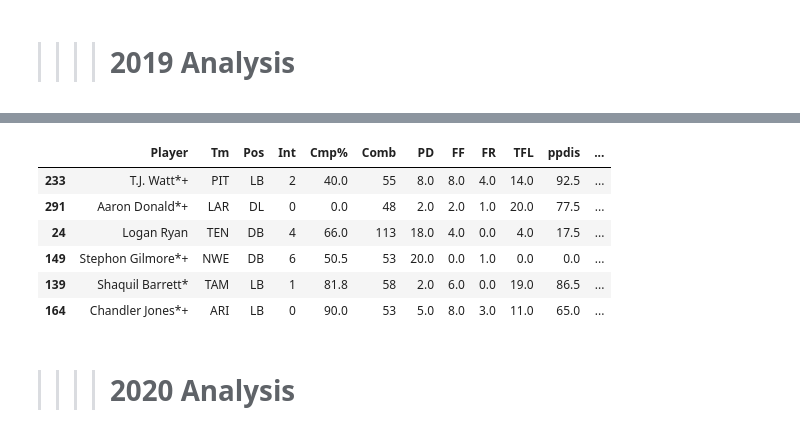
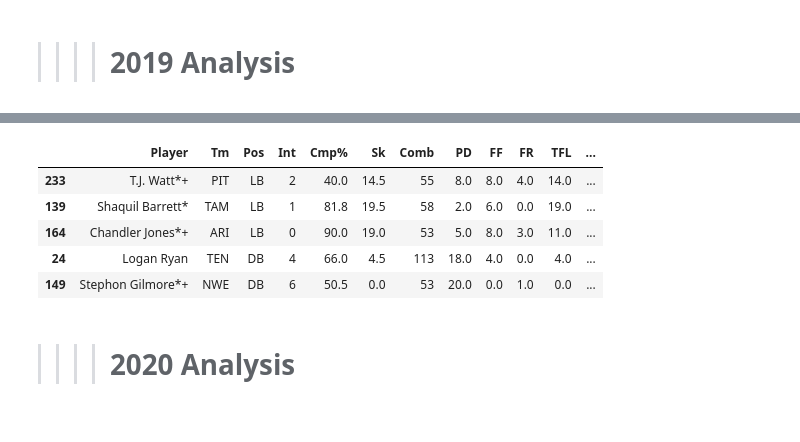
Before and after one commit to SHAWNSMITH16/individual_project, a Jupyter notebook: scratch.ipynb, the cells around one changed output, grey strips where cells are left out. Cells and saved outputs as stored; diff of their text form; code cells hidden in the pictures.

```diff
--- a/scratch.ipynb
+++ b/scratch.ipynb
@@ -77,15 +63,14 @@ df19.head()
 # %%
 df19 = f.player_ratings_cols(df19)
 # %%
-df19.sort_values('ovr_rtg', ascending = False).head(6)
+df19.sort_values('ovr_rtg', ascending = False).head(5)
 # %% [output]
-|  | Player | Tm | Pos | Int | Cmp% | Comb | PD | FF | FR | TFL | ppdis | ... |
-| 233 | T.J. Watt*+ | PIT | LB | 2 | 40.0 | 55 | 8.0 | 8.0 | 4.0 | 14.0 | 92.5 | ... |
-| 291 | Aaron Donald*+ | LAR | DL | 0 | 0.0 | 48 | 2.0 | 2.0 | 1.0 | 20.0 | 77.5 | ... |
-| 24 | Logan Ryan | TEN | DB | 4 | 66.0 | 113 | 18.0 | 4.0 | 0.0 | 4.0 | 17.5 | ... |
-| 149 | Stephon Gilmore*+ | NWE | DB | 6 | 50.5 | 53 | 20.0 | 0.0 | 1.0 | 0.0 | 0.0 | ... |
-| 139 | Shaquil Barrett* | TAM | LB | 1 | 81.8 | 58 | 2.0 | 6.0 | 0.0 | 19.0 | 86.5 | ... |
-| 164 | Chandler Jones*+ | ARI | LB | 0 | 90.0 | 53 | 5.0 | 8.0 | 3.0 | 11.0 | 65.0 | ... |
+|  | Player | Tm | Pos | Int | Cmp% | Sk | Comb | PD | FF | FR | TFL | ... |
+| 233 | T.J. Watt*+ | PIT | LB | 2 | 40.0 | 14.5 | 55 | 8.0 | 8.0 | 4.0 | 14.0 | ... |
+| 139 | Shaquil Barrett* | TAM | LB | 1 | 81.8 | 19.5 | 58 | 2.0 | 6.0 | 0.0 | 19.0 | ... |
+| 164 | Chandler Jones*+ | ARI | LB | 0 | 90.0 | 19.0 | 53 | 5.0 | 8.0 | 3.0 | 11.0 | ... |
+| 24 | Logan Ryan | TEN | DB | 4 | 66.0 | 4.5 | 113 | 18.0 | 4.0 | 0.0 | 4.0 | ... |
+| 149 | Stephon Gilmore*+ | NWE | DB | 6 | 50.5 | 0.0 | 53 | 20.0 | 0.0 | 1.0 | 0.0 | ... |
 # %% [markdown]
 >>>> # 2020 Analysis
 # %%
```
Also changed, not shown: parts of 23 cells of this notebook.
